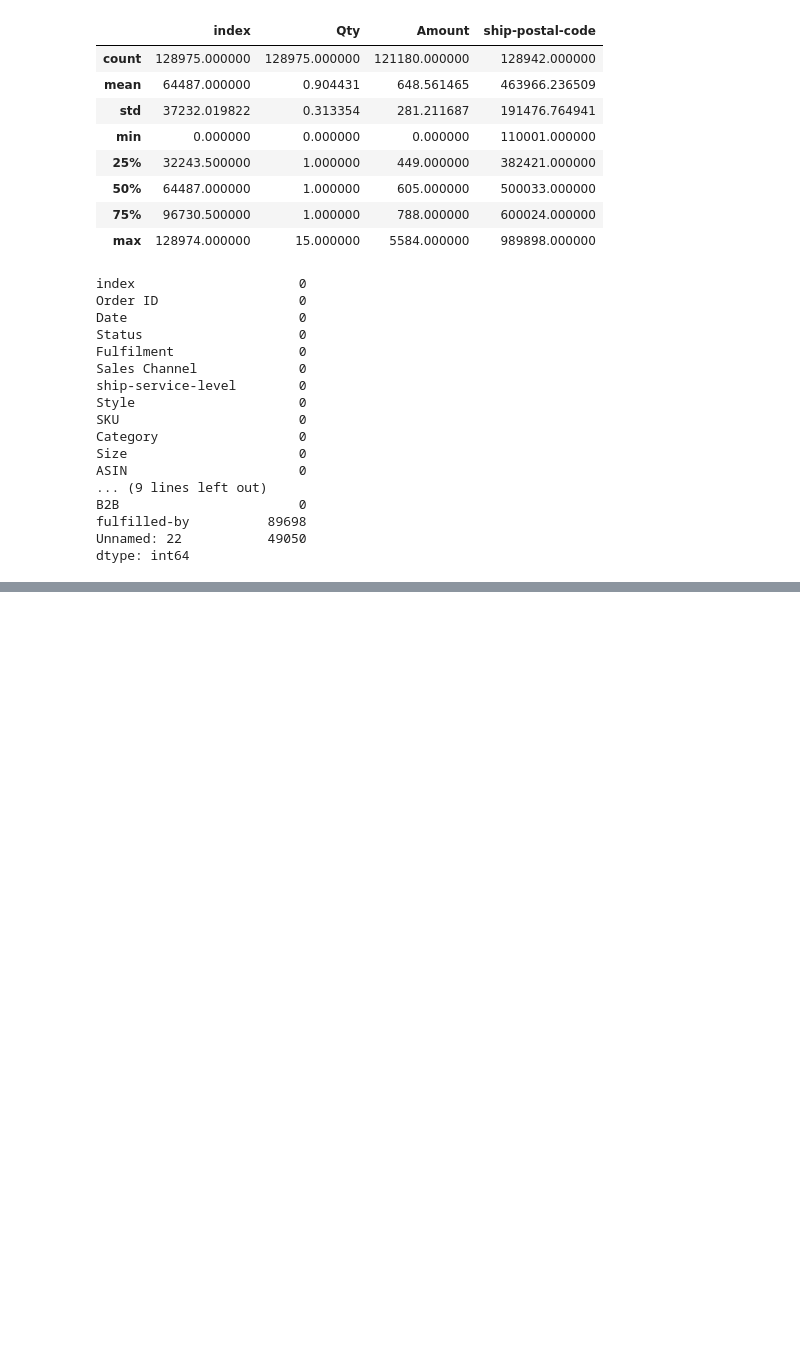
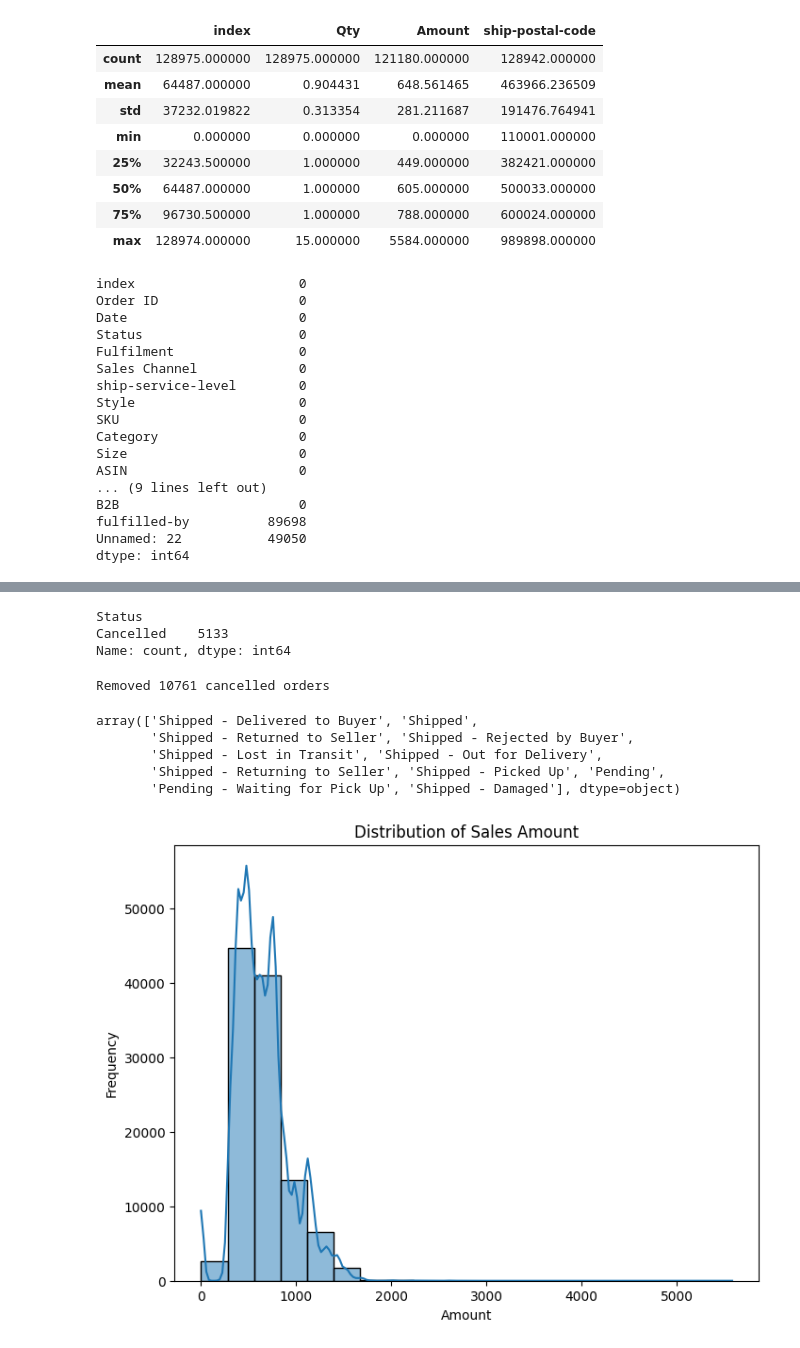
Before and after one commit to HMurawski/E-commerce-Sales-Analysis, a Jupyter notebook: E-Commerce Sales Analysis.ipynb, the cells around one changed output, grey strips where cells are left out. Drawn from its saved outputs; the diff is of its cells as text; code cells hidden in the pictures; blank space fills up the shorter version.

```diff
--- a/E-Commerce Sales Analysis.ipynb
+++ b/E-Commerce Sales Analysis.ipynb
@@ -121,0 +134,4 @@ dtype: int64
+# %%
+#  Drop rows with missing values in key columns such as 'Amount', 'currency', 'ship-city', 'ship-state', 'ship-country'
+df = df.dropna(subset=['Amount', 'currency', 'ship-city', 'ship-state', 'ship-country'])
+df.isnull().sum()
@@ -121,0 +156,5 @@ dtype: int64
+# %%
+# Replace 'nan' values in 'Courier Status' with 'Not Available'
+df['Courier Status'] = df['Courier Status'].fillna('Not Available')
+# Replace 'nan' values in 'promotion-ids' with 'No Promotion'
+df['promotion-ids'] = df['promotion-ids'].fillna('No Promotion')
@@ -121,0 +207,33 @@ dtype: int64
+# %%
+invalid_status_counts = invalid_rows['Status'].value_counts()
+print(invalid_status_counts)
+# %% [output]
+Status
+Cancelled    5133
+Name: count, dtype: int64
+# %%
+df_cleaned = df[df['Status'] != "Cancelled"]
+removed_rows = len(df) - len(df_cleaned)
+print(f"Removed {removed_rows} cancelled orders")
+# %% [output]
+Removed 10761 cancelled orders
+# %%
+df = df_cleaned
+# %%
+df['Status'].unique()
+# %% [output]
+array(['Shipped - Delivered to Buyer', 'Shipped',
+       'Shipped - Returned to Seller', 'Shipped - Rejected by Buyer',
+       'Shipped - Lost in Transit', 'Shipped - Out for Delivery',
+       'Shipped - Returning to Seller', 'Shipped - Picked Up', 'Pending',
+       'Pending - Waiting for Pick Up', 'Shipped - Damaged'], dtype=object)
+# %%
+# Distribution of 'Amount' (sales)
+plt.figure(figsize=(8,6))
+sns.histplot(df['Amount'], bins=20, kde=True)
+plt.title('Distribution of Sales Amount')
+plt.xlabel('Amount')
+plt.ylabel('Frequency')
+plt.show()
+# %% [output]
+[figure, added]
```
Also changed, not shown: parts of 43 cells of this notebook.
